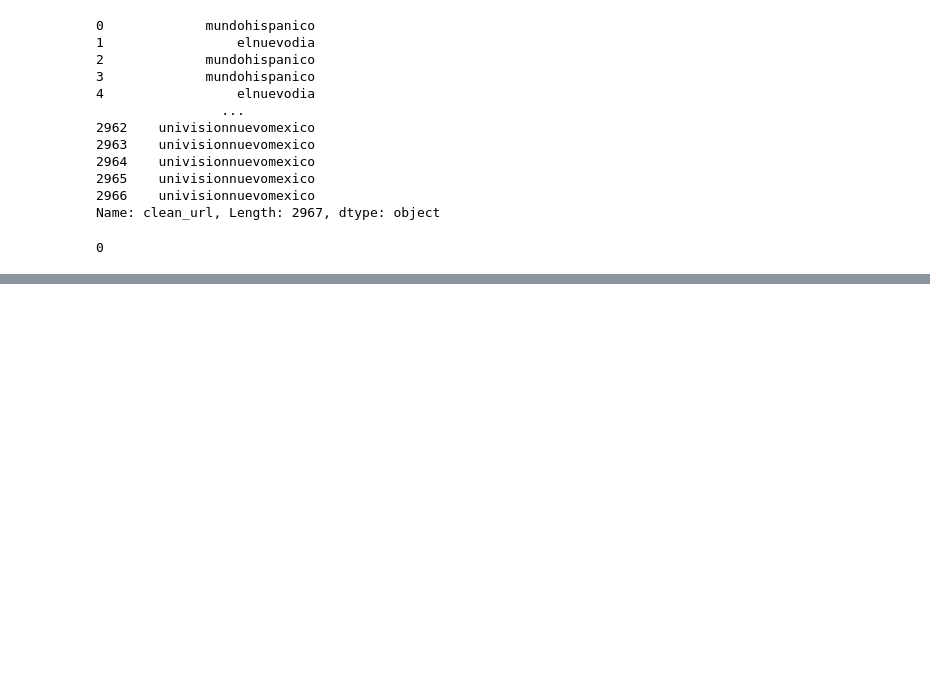
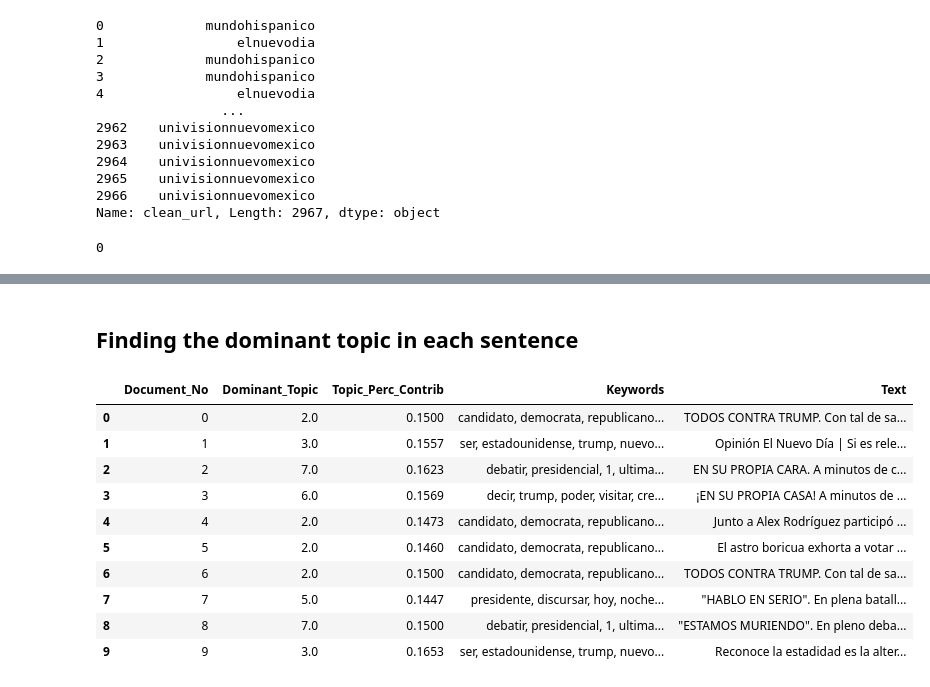
Before and after one commit to saviaga/Latinx2020, a Jupyter notebook: Latinx2020_Democrat.ipynb, the cells around one changed output, grey strips where cells are left out. Drawn from its saved outputs; the diff is of its cells as text; code cells hidden in the pictures; blank space fills up the shorter version.

```diff
--- a/Latinx2020_Democrat.ipynb
+++ b/Latinx2020_Democrat.ipynb
@@ -119,0 +526,5 @@ df.to_csv("Democrat.csv",index=False)
+# %%
+# Select the model and print the topics
+optimal_model = model_list[1]
+model_topics = optimal_model.show_topics(formatted=False)
+pprint(optimal_model.print_topics(num_words=10))
@@ -119,0 +549,46 @@ df.to_csv("Democrat.csv",index=False)
+# %% [markdown]
+##  Finding the dominant topic in each sentence
+# %%
+def format_topics_sentences(ldamodel=lda_model, corpus=corpus, texts=data):
+    # Init output
+    sent_topics_df = pd.DataFrame()
+
+    # Get main topic in each document
+    for i, row in enumerate(ldamodel[corpus]):
+        row = sorted(row, key=lambda x: (x[1]), reverse=True)
+        # Get the Dominant topic, Perc Contribution and Keywords for each document
+        for j, (topic_num, prop_topic) in enumerate(row):
+            if j == 0:  # => dominant topic
+                wp = ldamodel.show_topic(topic_num)
+                topic_keywords = ", ".join([word for word, prop in wp])
+                sent_topics_df = sent_topics_df.append(pd.Series([int(topic_num), round(prop_topic,4), topic_keywords]), ignore_index=True)
+            else:
+                break
+    sent_topics_df.columns = ['Dominant_Topic', 'Perc_Contribution', 'Topic_Keywords']
+
+    # Add original text to the end of the output
+    contents = pd.Series(texts)
+    sent_topics_df = pd.concat([sent_topics_df, contents], axis=1)
+    return(sent_topics_df)
+
+
+df_topic_sents_keywords = format_topics_sentences(ldamodel=optimal_model, corpus=corpus, texts=data)
+
+# Format
+df_dominant_topic = df_topic_sents_keywords.reset_index()
+df_dominant_topic.columns = ['Document_No', 'Dominant_Topic', 'Topic_Perc_Contrib', 'Keywords', 'Text']
+
+# Show
+df_dominant_topic.head(10)
+# %% [output]
+|  | Document_No | Dominant_Topic | Topic_Perc_Contrib | Keywords | Text |
+| 0 | 0 | 2.0 | 0.1500 | candidato, democrata, republicano... | TODOS CONTRA TRUMP. Con tal de sa... |
+| 1 | 1 | 3.0 | 0.1557 | ser, estadounidense, trump, nuevo... | Opinión El Nuevo Día | Si es rele... |
+| 2 | 2 | 7.0 | 0.1623 | debatir, presidencial, ﻿1, ultima... | EN SU PROPIA CARA. A minutos de c... |
+| 3 | 3 | 6.0 | 0.1569 | decir, trump, poder, visitar, cre... | ¡EN SU PROPIA CASA! A minutos de ... |
+| 4 | 4 | 2.0 | 0.1473 | candidato, democrata, republicano... | Junto a Alex Rodríguez participó ... |
+| 5 | 5 | 2.0 | 0.1460 | candidato, democrata, republicano... | El astro boricua exhorta a votar ... |
+| 6 | 6 | 2.0 | 0.1500 | candidato, democrata, republicano... | TODOS CONTRA TRUMP. Con tal de sa... |
+| 7 | 7 | 5.0 | 0.1447 | presidente, discursar, hoy, noche... | "HABLO EN SERIO". En plena batall... |
+| 8 | 8 | 7.0 | 0.1500 | debatir, presidencial, ﻿1, ultima... | "ESTAMOS MURIENDO". En pleno deba... |
+| 9 | 9 | 3.0 | 0.1653 | ser, estadounidense, trump, nuevo... | Reconoce la estadidad es la alter... |
```
Also changed, not shown: parts of 41 cells of this notebook, 1 other file.
